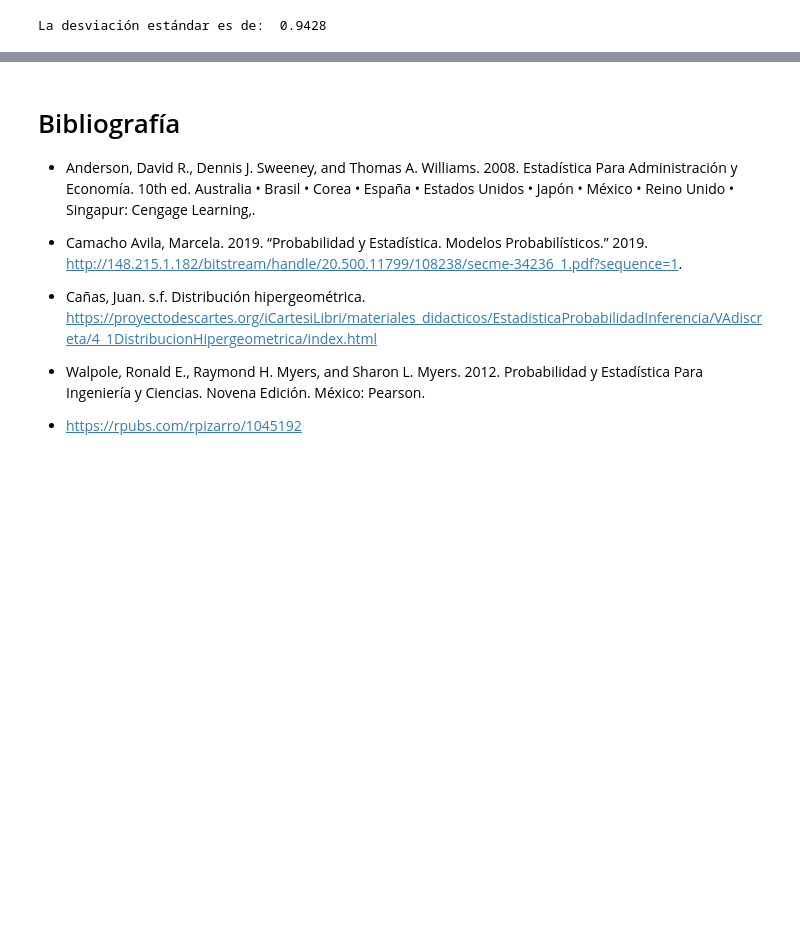
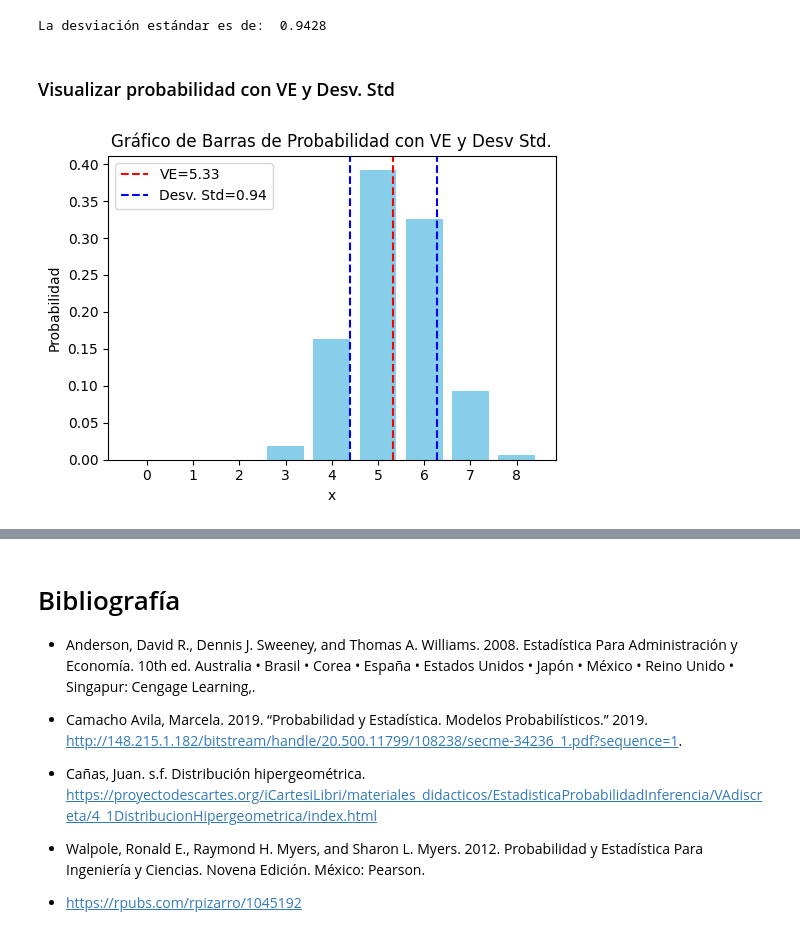
Before and after one commit to rpizarrog/probabilidad-y-estad-stica, a Jupyter notebook: Python 2023/Caso_18_Distribución_hipergeométrica.ipynb, the cells around one changed output, grey strips where cells are left out. Saved outputs shown, nothing was run; the diff lists cells and outputs as text; code cells hidden in the pictures; blank space fills up the shorter version.

```diff
--- a/Python 2023/Caso_18_Distribución_hipergeométrica.ipynb
+++ b/Python 2023/Caso_18_Distribución_hipergeométrica.ipynb
@@ -399,3 +395,9 @@ desv_std = np.sqrt(varianza)
 print ("La desviación estándar es de: ", np.round(desv_std, 4))
 # %% [output]
 La desviación estándar es de:  0.9428
+# %% [markdown]
+### Visualizar probabilidad con VE y Desv. Std
+# %%
+f_graficos_probabilidad_discreta_VE_ds(tabla, VE, desv_std)
+# %% [output]
+[figure, added]
```
Also changed, not shown: parts of 22 cells of this notebook.
